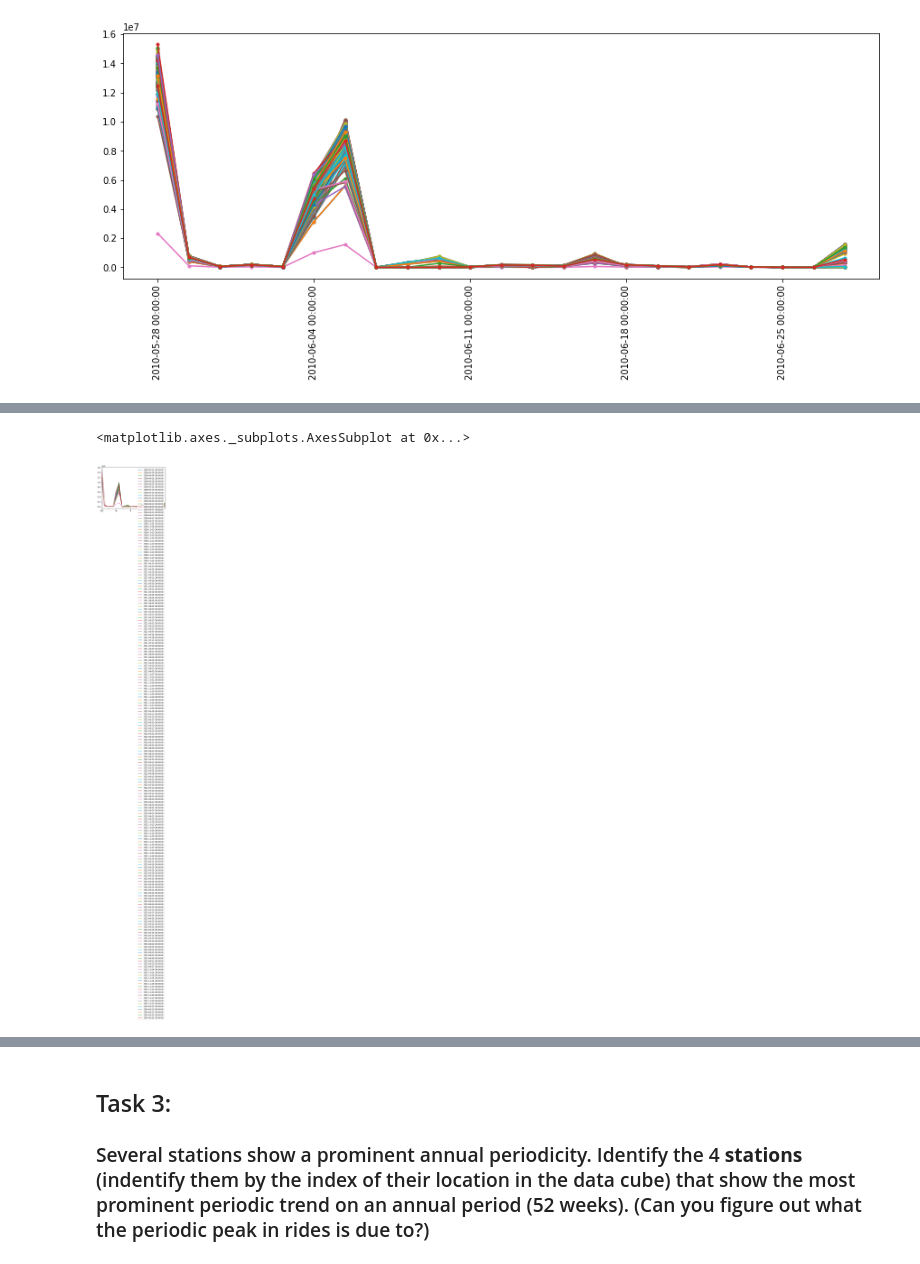
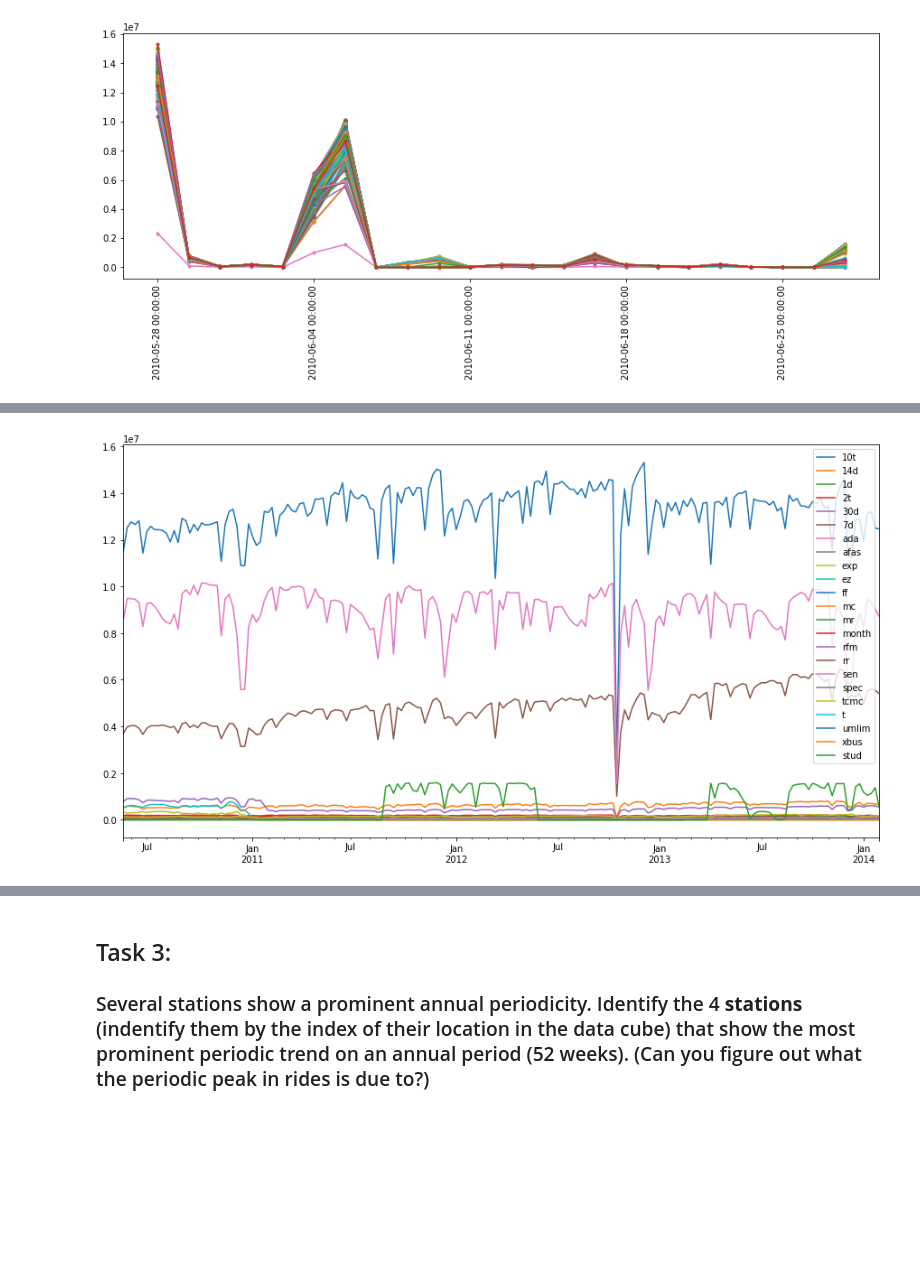
Before and after one commit to qiuyliu/PUI2017_uc288, a Jupyter notebook: HW10_uc288/HW10_Subway_TimeSeries.ipynb, the cells around one changed output, grey strips where cells are left out. Cells and saved outputs as stored; diff of their text form; code cells hidden in the pictures; blank space fills up the shorter version.

```diff
--- a/HW10_uc288/HW10_Subway_TimeSeries.ipynb
+++ b/HW10_uc288/HW10_Subway_TimeSeries.ipynb
@@ -180,6 +180,7 @@ dfCardType.head()
-# %%
-dfCardType.plot()
-# %% [output]
-<matplotlib.axes._subplots.AxesSubplot at 0x...>
-[figure, removed]
+# %%
+fig = plt.figure(figsize=(15,8))
+ax = fig.add_subplot(111)
+dfCardType.plot(ax=ax);
+# %% [output]
+[figure, added]
 # %%
```
Also changed, not shown: parts of 8 cells of this notebook.
